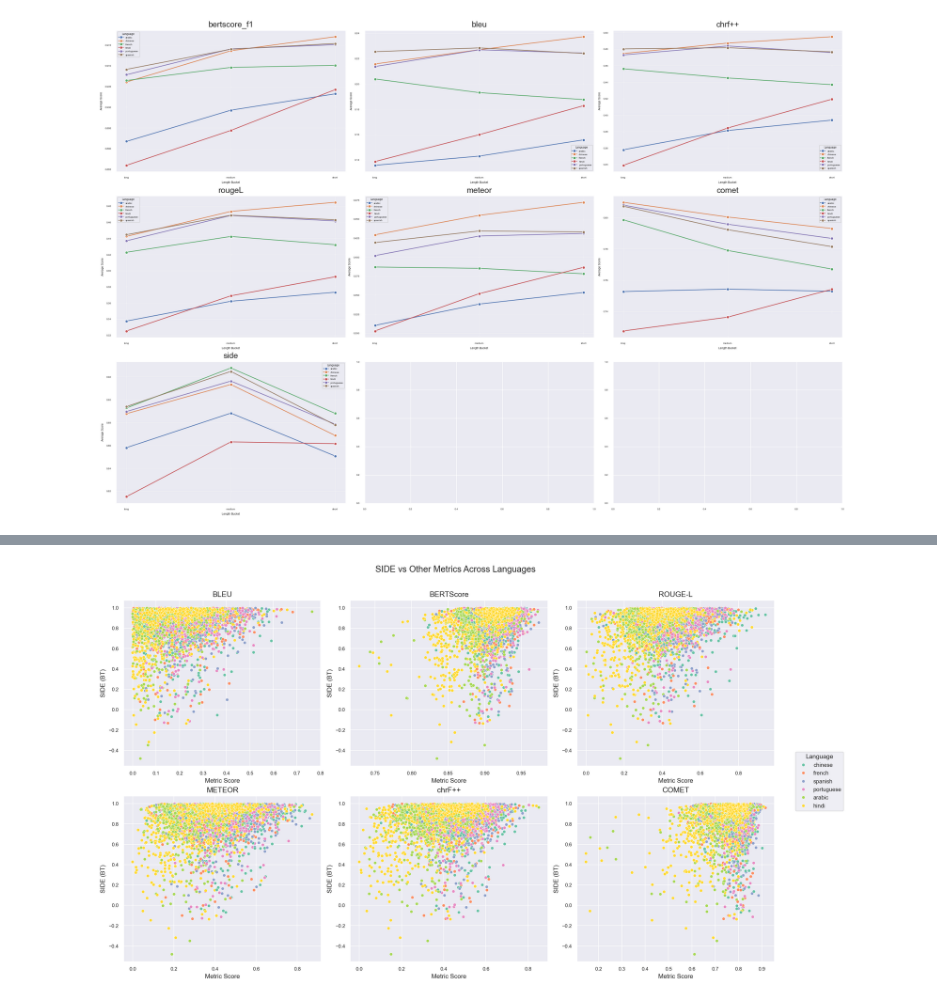
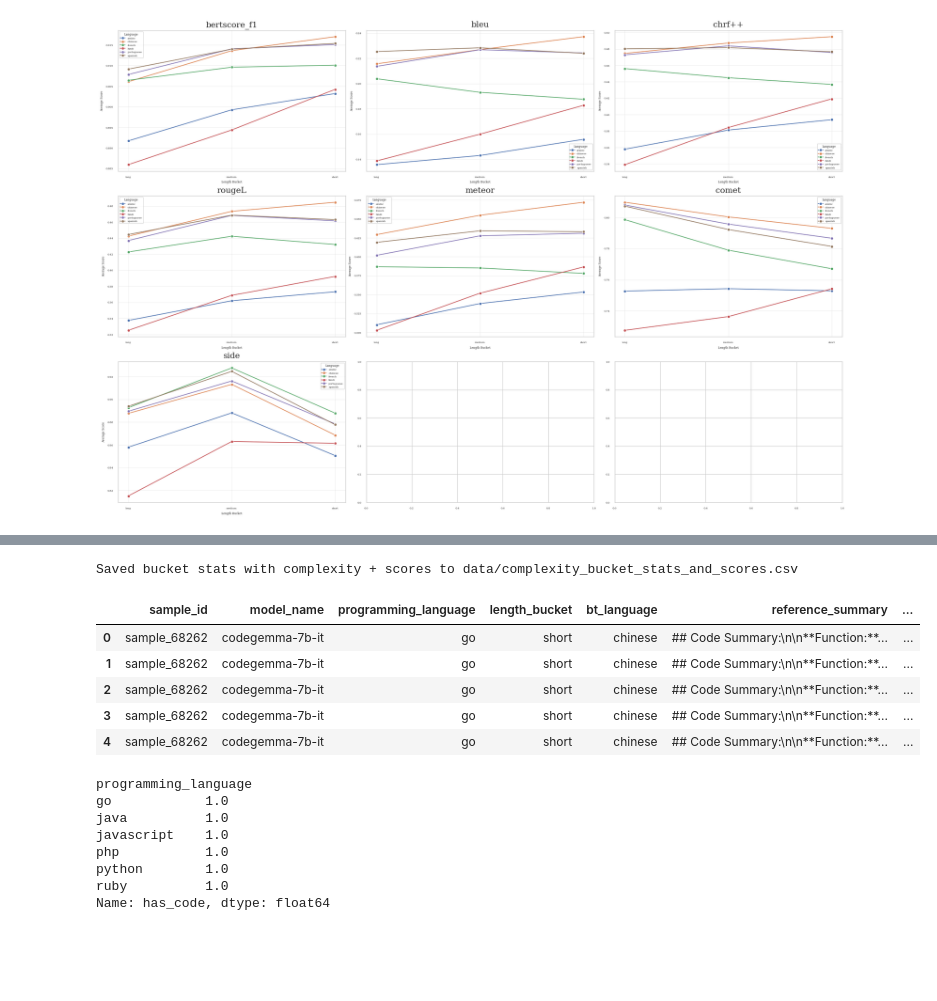
Before and after one commit to MadhuNimmo/CodeClarity, a Jupyter notebook: notebooks/rq_analysis.ipynb, the cells around one changed output, grey strips where cells are left out. Cells and saved outputs as stored; diff of their text form; code cells hidden in the pictures; blank space fills up the shorter version.

Commit message:
fixed rq_analysis

```diff
--- a/notebooks/rq_analysis.ipynb
+++ b/notebooks/rq_analysis.ipynb
@@ -318,7 +495,64 @@ fig.legend(
 
 fig.text(0.5, 1.02, "SIDE vs Other Metrics Across Languages", ha='center', fontsize=14)
 plt.tight_layout(rect=[0, 0, 0.95, 0.98])
-filename = os.path.join("figures", "side_vs_metrics.png")
-# plt.savefig(filename, dpi=400, bbox_inches='tight')
+filename = os.path.join(figures_dir,"side_vs_metrics.png")
+plt.savefig(filename, dpi=400, bbox_inches='tight')
+plt.close()
-# %% [output]
-[figure, removed]
+# %%
+
+# --- Helper functions for lengths ---
+def n_chars(s): return len(str(s)) if pd.notna(s) else np.nan
+def n_words(s): return len(str(s).split()) if pd.notna(s) else np.nan
+def n_lines(s): return str(s).count("\n")+1 if pd.notna(s) else np.nan
+
+# --- Compute complexity features ---
+df["code_chars"] = df["code"].apply(n_chars)
+df["code_words"] = df["code"].apply(n_words)
+df["code_lines"] = df["code"].apply(n_lines)
+
+df["ref_chars"] = df["reference_summary"].apply(n_chars)
+df["ref_words"] = df["reference_summary"].apply(n_words)
+df["ref_lines"] = df["reference_summary"].apply(n_lines)
+
+# --- Metrics you already track ---
+metrics = ['bertscore_precision','bertscore_recall','bertscore_f1',
+           'bleu','chrf++','rougeL','meteor','comet','side']
+
+# --- Aggregate: avg code size + avg scores per bucket ---
+group_keys = ["programming_language","bt_language","length_bucket"]
+
+size_stats = (
+    df.groupby(group_keys, observed=False)[
+        ["code_chars","code_words","code_lines","ref_chars","ref_words","ref_lines"]
+    ]
+    .agg(["mean","std","median","min","max"])
+)
+
+# Flatten column names
+size_stats.columns = ["_".join([c for c in col if c]) for col in size_stats.columns.to_flat_index()]
+size_stats = size_stats.reset_index()
+
+# Aggregate metric averages per bucket
+metric_means = (
+    df.groupby(group_keys, observed=False)[metrics].mean().reset_index()
+)
+
+# Merge together
+consolidated = size_stats.merge(metric_means, on=group_keys, how="left")
+
+# Save for later analysis
+consolidated.to_csv("/Users/madhurimachakraborty/Documents/GitHub/CodeClarity/data/complexity_bucket_stats_and_scores.csv", index=False)
+
+print("Saved bucket stats with complexity + scores to data/complexity_bucket_stats_and_scores.csv")
+# %% [output]
+Saved bucket stats with complexity + scores to data/complexity_bucket_stats_and_scores.csv
+# %%
+df = pd.read_csv("/Users/madhurimachakraborty/Documents/GitHub/CodeClarity/data/evalScores0.7.csv")
+df.head()
+# %% [output]
+|  | sample_id | model_name | programming_language | length_bucket | bt_language | reference_summary | ... |
+| 0 | sample_68262 | codegemma-7b-it | go | short | chinese | ## Code Summary:\n\n**Function:**... | ... |
+| 1 | sample_68262 | codegemma-7b-it | go | short | chinese | ## Code Summary:\n\n**Function:**... | ... |
+| 2 | sample_68262 | codegemma-7b-it | go | short | chinese | ## Code Summary:\n\n**Function:**... | ... |
+| 3 | sample_68262 | codegemma-7b-it | go | short | chinese | ## Code Summary:\n\n**Function:**... | ... |
+| 4 | sample_68262 | codegemma-7b-it | go | short | chinese | ## Code Summary:\n\n**Function:**... | ... |
@@ -324,0 +662,12 @@ filename = os.path.join("figures", "side_vs_metrics.png")
+# %%
+df['has_code'] = df['code'].notna()
+df.groupby('programming_language')['has_code'].mean().sort_values()
+# %% [output]
+programming_language
+go            1.0
+java          1.0
+javascript    1.0
+php           1.0
+python        1.0
+ruby          1.0
+Name: has_code, dtype: float64
```
Also changed, not shown: parts of 19 cells of this notebook.
